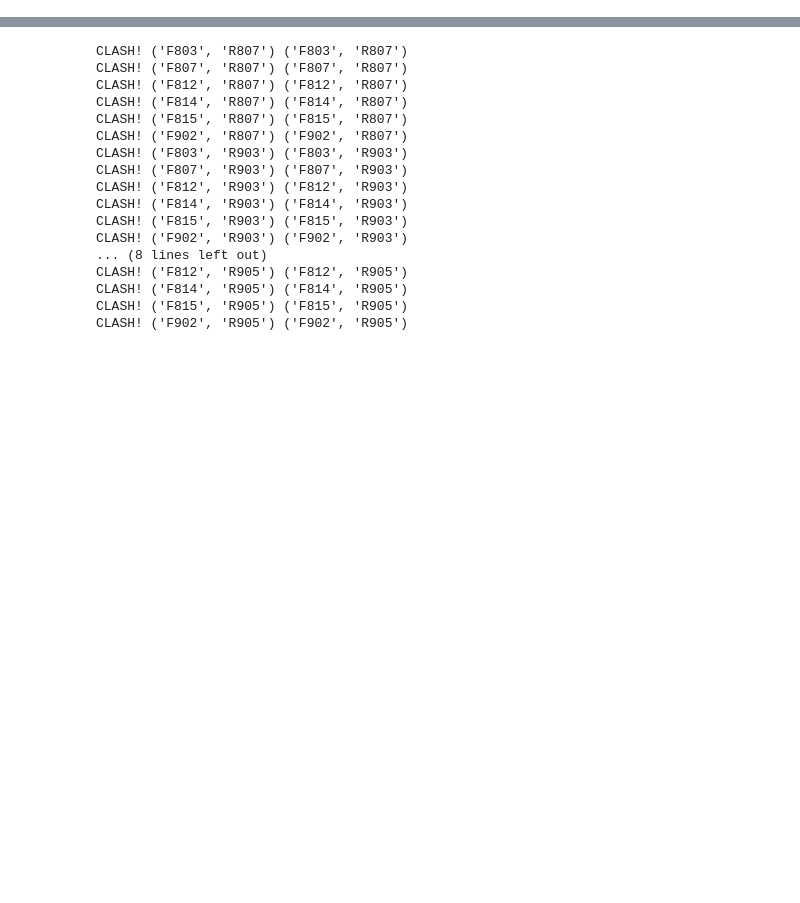
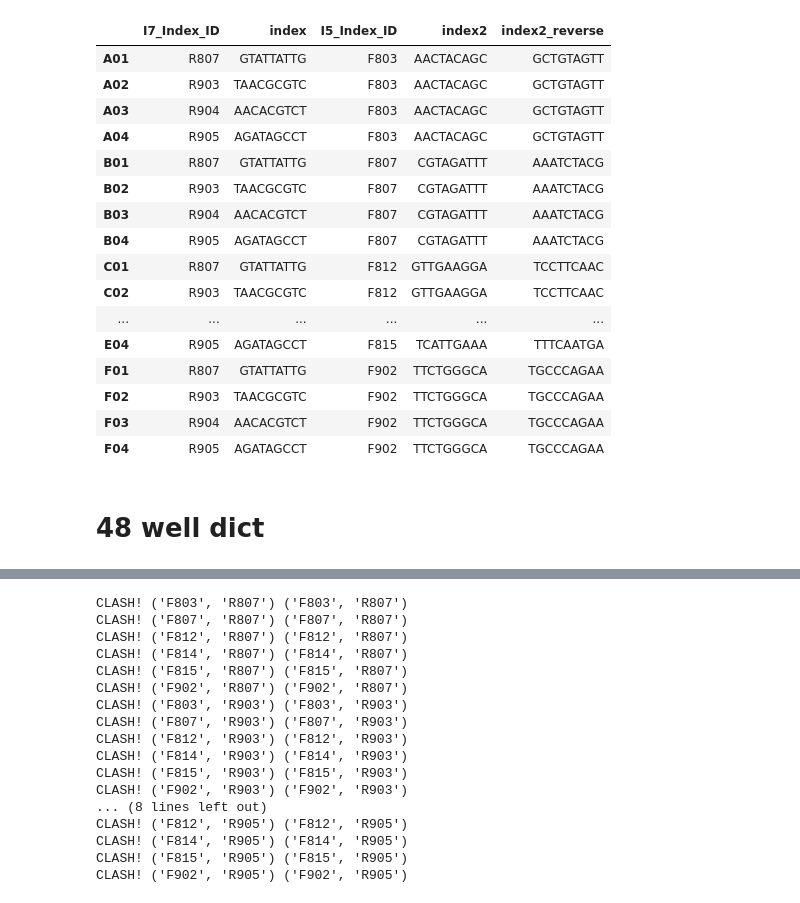
Before and after one commit to BioSpyder-Bioinformatics/notes-documentation, a Jupyter notebook: sample_sheet_code/check_flavours.ipynb, the cells around one changed output, grey strips where cells are left out. Cells and saved outputs as stored; diff of their text form; code cells hidden in the pictures; blank space fills up the shorter version.

```diff
--- a/sample_sheet_code/check_flavours.ipynb
+++ b/sample_sheet_code/check_flavours.ipynb
@@ -16,0 +22,16 @@ zipped_48 = list(zip(plate_48_index2_i5, plate_48_index_i7))
+# %%
+plate_24_sample_sheet = pd.read_csv('second_project_SR_HS_24.csv')
+
+# Add revers primers for NextSeq
+plate_24_reverse_complements = pd.read_csv('second_project_PE_NS_24.csv')
+plate_24_reverse_complements = plate_24_reverse_complements[['I5_Index_ID', 'index2']]
+plate_24_reverse_complements = plate_24_reverse_complements.rename(columns={'index2':'index2_reverse'})
+plate_24_reverse_complements
+
+
+# Merge
+plate_24_sample_sheet = pd.merge(plate_24_sample_sheet, plate_24_reverse_complements, on='I5_Index_ID',)
+
+# Clean
+plate_24_sample_sheet.index = plate_24_sample_sheet['Sample_Well']
+plate_24_sample_sheet = plate_24_sample_sheet[['I7_Index_ID', 'index', 'I5_Index_ID', 'index2', 'index2_reverse']]
@@ -16,0 +75,2 @@ zipped_48 = list(zip(plate_48_index2_i5, plate_48_index_i7))
+# %%
+plate_24_sample_sheet_dict = plate_24_sample_sheet.to_dict()
@@ -16,0 +97,24 @@ zipped_48 = list(zip(plate_48_index2_i5, plate_48_index_i7))
+# %%
+rehydrate_24 = pd.DataFrame.from_dict(plate_24_sample_sheet_dict)
+# %%
+rehydrate_24
+# %% [output]
+|  | I7_Index_ID | index | I5_Index_ID | index2 | index2_reverse |
+| A01 | R807 | GTATTATTG | F803 | AACTACAGC | GCTGTAGTT |
+| A02 | R903 | TAACGCGTC | F803 | AACTACAGC | GCTGTAGTT |
+| A03 | R904 | AACACGTCT | F803 | AACTACAGC | GCTGTAGTT |
+| A04 | R905 | AGATAGCCT | F803 | AACTACAGC | GCTGTAGTT |
+| B01 | R807 | GTATTATTG | F807 | CGTAGATTT | AAATCTACG |
+| B02 | R903 | TAACGCGTC | F807 | CGTAGATTT | AAATCTACG |
+| B03 | R904 | AACACGTCT | F807 | CGTAGATTT | AAATCTACG |
+| B04 | R905 | AGATAGCCT | F807 | CGTAGATTT | AAATCTACG |
+| C01 | R807 | GTATTATTG | F812 | GTTGAAGGA | TCCTTCAAC |
+| C02 | R903 | TAACGCGTC | F812 | GTTGAAGGA | TCCTTCAAC |
+| ... | ... | ... | ... | ... | ... |
+| E04 | R905 | AGATAGCCT | F815 | TCATTGAAA | TTTCAATGA |
+| F01 | R807 | GTATTATTG | F902 | TTCTGGGCA | TGCCCAGAA |
+| F02 | R903 | TAACGCGTC | F902 | TTCTGGGCA | TGCCCAGAA |
+| F03 | R904 | AACACGTCT | F902 | TTCTGGGCA | TGCCCAGAA |
+| F04 | R905 | AGATAGCCT | F902 | TTCTGGGCA | TGCCCAGAA |
+# %% [markdown]
+# 48 well dict
```
Also changed, not shown: parts of 18 cells of this notebook, 7 other files.
